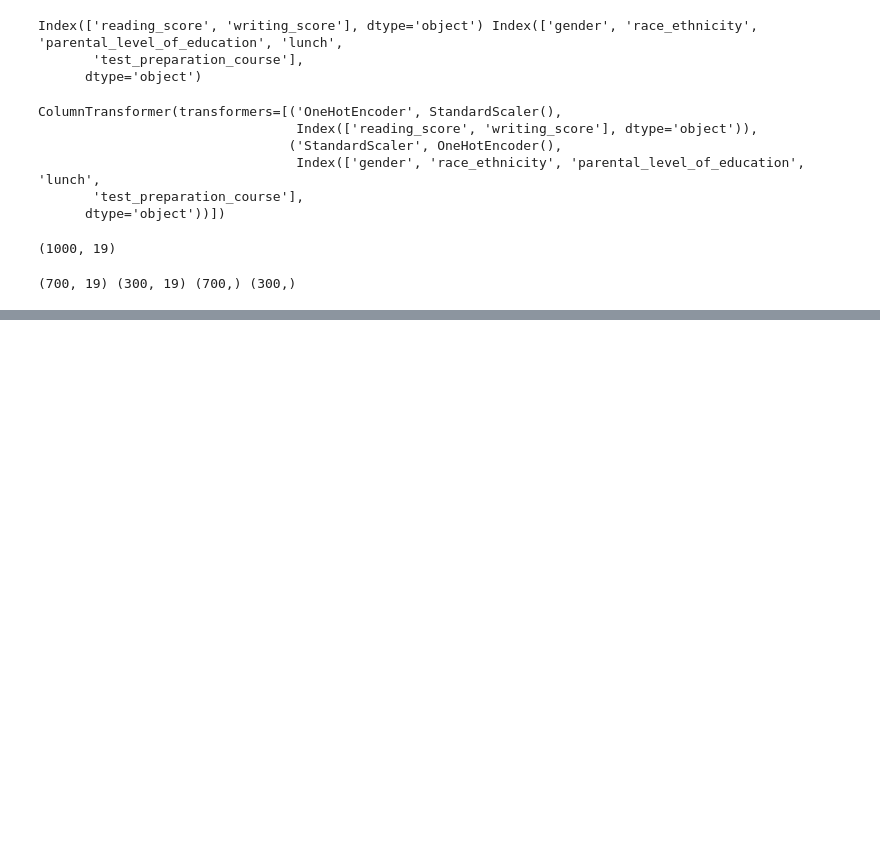
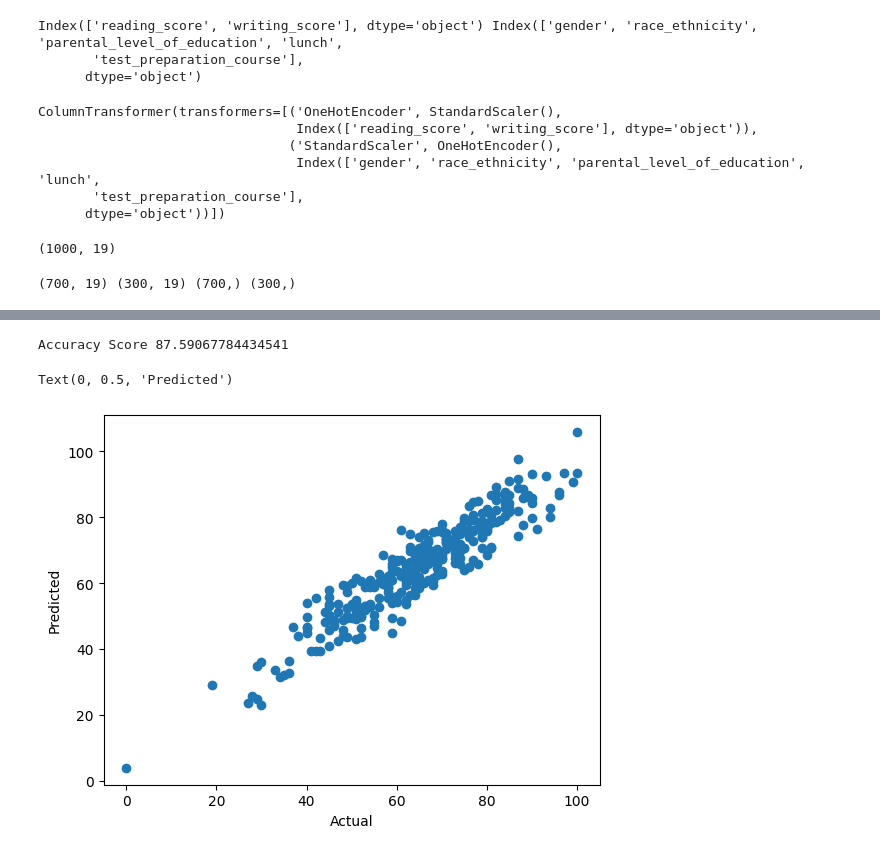
Before and after one commit to Sanika-selvadasan/MachineLearningProjects, a Jupyter notebook: notebook/Model Training.ipynb, the cells around one changed output, grey strips where cells are left out. Saved outputs shown, nothing was run; the diff lists cells and outputs as text; code cells hidden in the pictures; blank space fills up the shorter version.

```diff
--- a/notebook/Model Training.ipynb
+++ b/notebook/Model Training.ipynb
@@ -172,0 +193,16 @@ pd.DataFrame(list(zip(model_list), r2_list)), columns
+# %%
+lin_model = Ridge(fit_intercept=True)
+lin_model.fit(X_train, y_train)
+y_pred = lin_model.predict(X_test)
+score = r2_score(y_test, y_pred)
+
+print('Accuracy Score', score*100)
+# %% [output]
+Accuracy Score 87.59067784434541
+# %%
+plt.scatter(y_test, y_pred)
+plt.xlabel('Actual')
+plt.ylabel('Predicted')
+# %% [output]
+Text(0, 0.5, 'Predicted')
+[figure, added]
```
Also changed, not shown: parts of 5 cells of this notebook, 11 other files.
